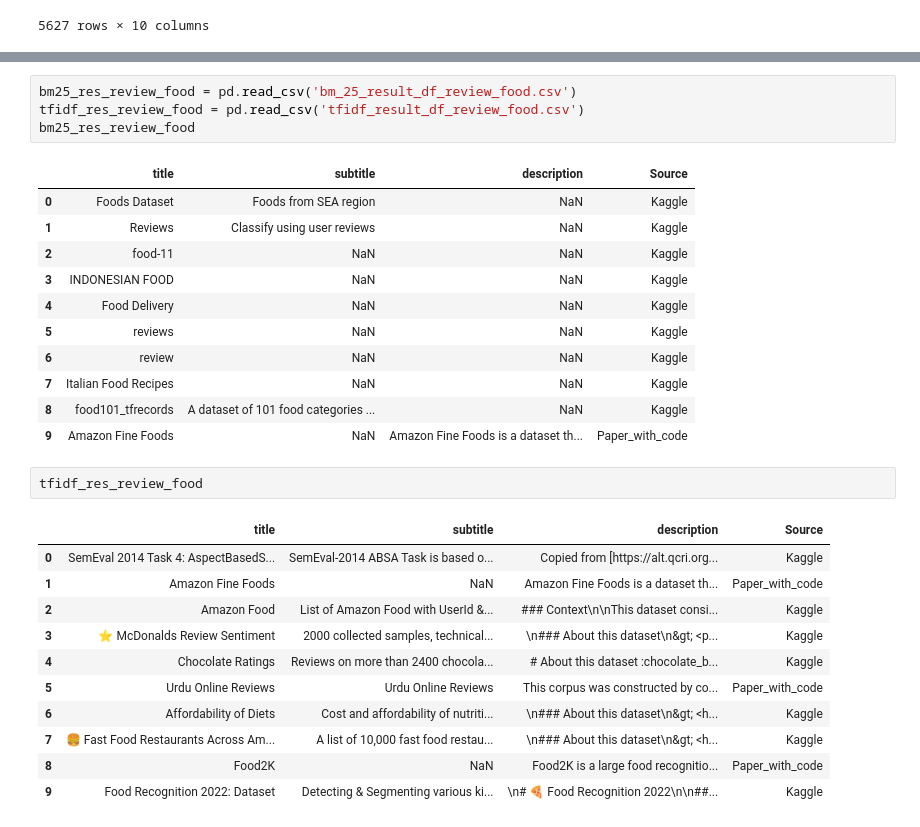
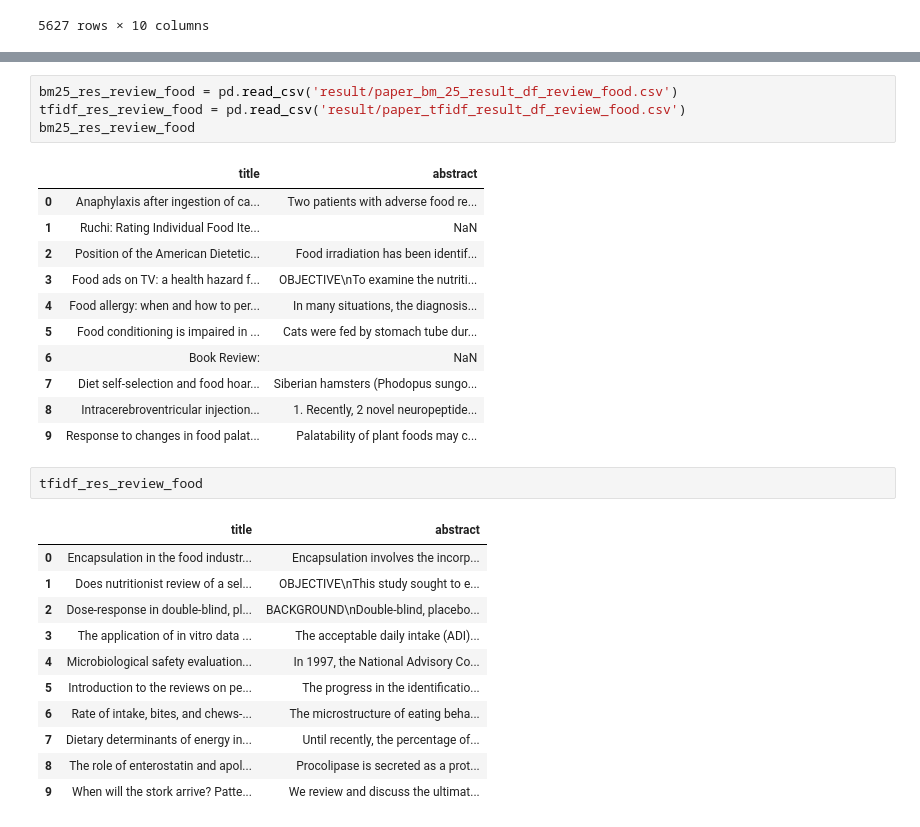
Before and after one commit to GaganSD/ttds-cw3-research-team, a Jupyter notebook: ir_eval/check_ir_result.ipynb, the cells around one changed output, grey strips where cells are left out. Cells and saved outputs as stored; diff of their text form.

```diff
--- a/ir_eval/check_ir_result.ipynb
+++ b/ir_eval/check_ir_result.ipynb
@@ -72,30 +119,30 @@ tfidf_res_covid_2021
 # %%
-bm25_res_review_food = pd.read_csv('bm_25_result_df_review_food.csv')
-tfidf_res_review_food = pd.read_csv('tfidf_result_df_review_food.csv')
+bm25_res_review_food = pd.read_csv('result/paper_bm_25_result_df_review_food.csv')
+tfidf_res_review_food = pd.read_csv('result/paper_tfidf_result_df_review_food.csv')
 bm25_res_review_food
 # %% [output]
-|  | title | subtitle | description | Source |
-| 0 | Foods Dataset | Foods from SEA region | NaN | Kaggle |
-| 1 | Reviews | Classify using user reviews | NaN | Kaggle |
-| 2 | food-11 | NaN | NaN | Kaggle |
-| 3 | INDONESIAN FOOD | NaN | NaN | Kaggle |
-| 4 | Food Delivery | NaN | NaN | Kaggle |
-| 5 | reviews | NaN | NaN | Kaggle |
-| 6 | review | NaN | NaN | Kaggle |
-| 7 | Italian Food Recipes | NaN | NaN | Kaggle |
-| 8 | food101_tfrecords | A dataset of 101 food categories ... | NaN | Kaggle |
-| 9 | Amazon Fine Foods | NaN | Amazon Fine Foods is a dataset th... | Paper_with_code |
+|  | title | abstract |
+| 0 | Anaphylaxis after ingestion of ca... | Two patients with adverse food re... |
+| 1 | Ruchi: Rating Individual Food Ite... | NaN |
+| 2 | Position of the American Dietetic... | Food irradiation has been identif... |
+| 3 | Food ads on TV: a health hazard f... | OBJECTIVE\nTo examine the nutriti... |
+| 4 | Food allergy: when and how to per... | In many situations, the diagnosis... |
+| 5 | Food conditioning is impaired in ... | Cats were fed by stomach tube dur... |
+| 6 | Book Review: | NaN |
+| 7 | Diet self-selection and food hoar... | Siberian hamsters (Phodopus sungo... |
+| 8 | Intracerebroventricular injection... | 1. Recently, 2 novel neuropeptide... |
+| 9 | Response to changes in food palat... | Palatability of plant foods may c... |
 # %%
 tfidf_res_review_food
 # %% [output]
-|  | title | subtitle | description | Source |
-| 0 | SemEval 2014 Task 4: AspectBasedS... | SemEval-2014 ABSA Task is based o... | Copied from [https://alt.qcri.org... | Kaggle |
-| 1 | Amazon Fine Foods | NaN | Amazon Fine Foods is a dataset th... | Paper_with_code |
-| 2 | Amazon Food | List of Amazon Food with UserId &... | ### Context\n\nThis dataset consi... | Kaggle |
-| 3 | ⭐ McDonalds Review Sentiment | 2000 collected samples, technical... | \n### About this dataset\n&gt; <p... | Kaggle |
-| 4 | Chocolate Ratings | Reviews on more than 2400 chocola... | # About this dataset :chocolate_b... | Kaggle |
-| 5 | Urdu Online Reviews | Urdu Online Reviews | This corpus was constructed by co... | Paper_with_code |
-| 6 | Affordability of Diets | Cost and affordability of nutriti... | \n### About this dataset\n&gt; <h... | Kaggle |
-| 7 | 🍔 Fast Food Restaurants Across Am... | A list of 10,000 fast food restau... | \n### About this dataset\n&gt; <h... | Kaggle |
-| 8 | Food2K | NaN | Food2K is a large food recognitio... | Paper_with_code |
-| 9 | Food Recognition 2022: Dataset | Detecting & Segmenting various ki... | \n# 🍕 Food Recognition 2022\n\n##... | Kaggle |
+|  | title | abstract |
+| 0 | Encapsulation in the food industr... | Encapsulation involves the incorp... |
+| 1 | Does nutritionist review of a sel... | OBJECTIVE\nThis study sought to e... |
+| 2 | Dose-response in double-blind, pl... | BACKGROUND\nDouble-blind, placebo... |
+| 3 | The application of in vitro data ... | The acceptable daily intake (ADI)... |
+| 4 | Microbiological safety evaluation... | In 1997, the National Advisory Co... |
+| 5 | Introduction to the reviews on pe... | The progress in the identificatio... |
+| 6 | Rate of intake, bites, and chews-... | The microstructure of eating beha... |
+| 7 | Dietary determinants of energy in... | Until recently, the percentage of... |
+| 8 | The role of enterostatin and apol... | Procolipase is secreted as a prot... |
+| 9 | When will the stork arrive? Patte... | We review and discuss the ultimat... |
```
Also changed, not shown: parts of 5 cells of this notebook, 5 other files.
